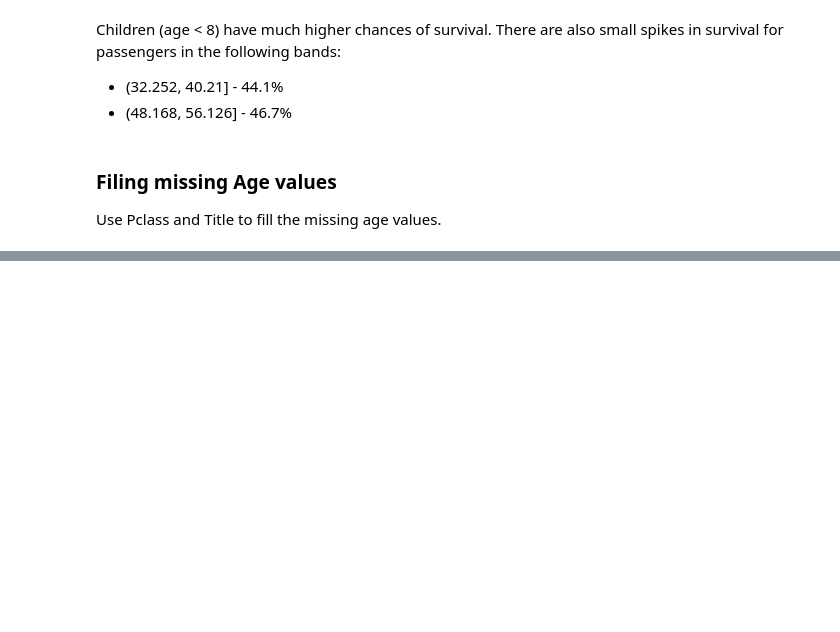
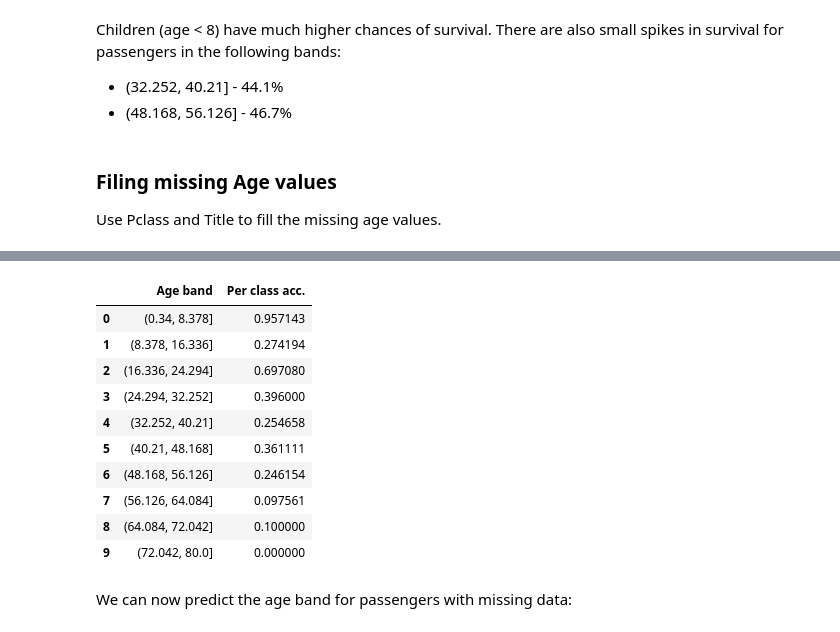
Before and after one commit to davidtvs/kaggle-titanic, a Jupyter notebook: titanic.ipynb, the cells around one changed output, grey strips where cells are left out. Saved outputs shown, nothing was run; the diff lists cells and outputs as text; code cells hidden in the pictures; blank space fills up the shorter version.

```diff
--- a/titanic.ipynb
+++ b/titanic.ipynb
@@ -178,0 +232,23 @@ Use linear regression to fit a model to predict Age from Pclass and Title.
+# %%
+# Predict
+tree.fit(X_train, Y_train)
+Y_pred = tree.predict(X_train)
+
+total = np.bincount(Y_train.values, minlength=10)
+correct = np.bincount(Y_pred[Y_pred == Y_train.values], minlength=10)
+class_acc = correct / total
+pd.DataFrame({'Age band': age_band_series.cat.categories, 'Per class acc.': class_acc})
+# %% [output]
+|  | Age band | Per class acc. |
+| 0 | (0.34, 8.378] | 0.957143 |
+| 1 | (8.378, 16.336] | 0.274194 |
+| 2 | (16.336, 24.294] | 0.697080 |
+| 3 | (24.294, 32.252] | 0.396000 |
+| 4 | (32.252, 40.21] | 0.254658 |
+| 5 | (40.21, 48.168] | 0.361111 |
+| 6 | (48.168, 56.126] | 0.246154 |
+| 7 | (56.126, 64.084] | 0.097561 |
+| 8 | (64.084, 72.042] | 0.100000 |
+| 9 | (72.042, 80.0] | 0.000000 |
+# %% [markdown]
+We can now predict the age band for passengers with missing data:
```
Also changed, not shown: parts of 12 cells of this notebook.
